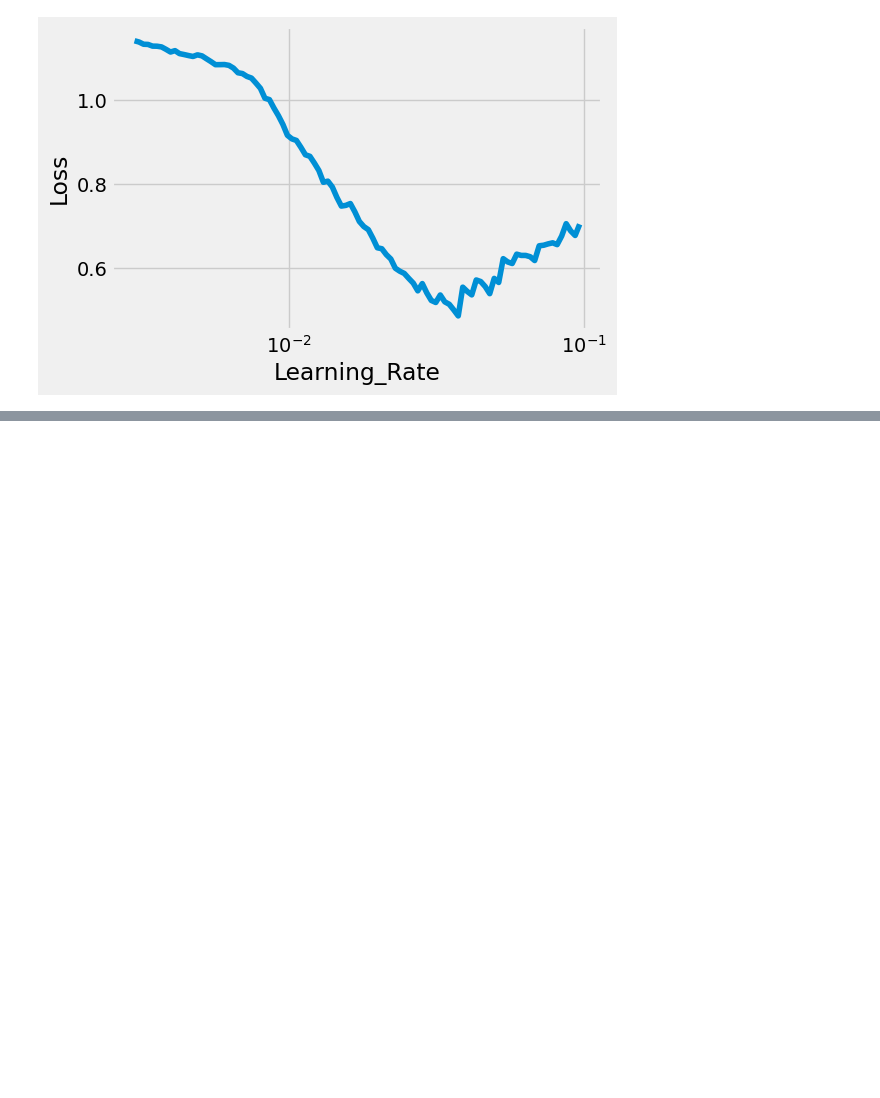
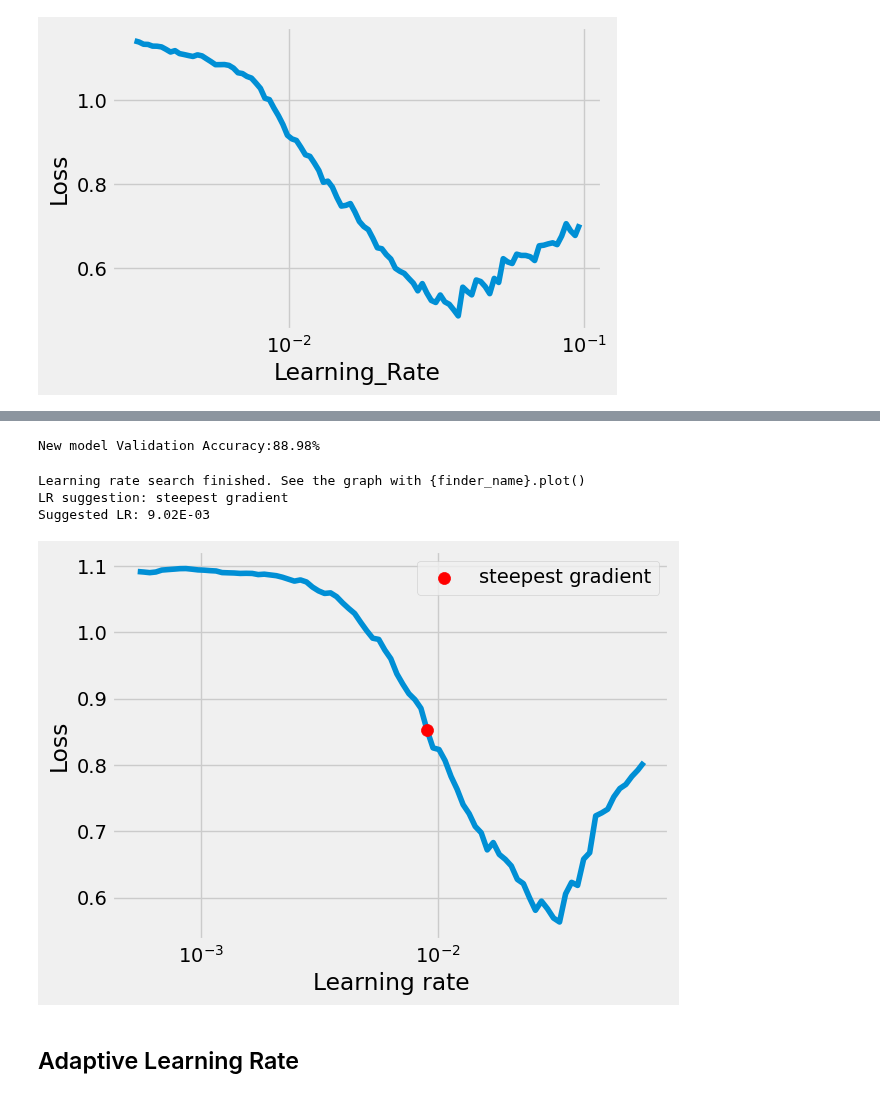
Before and after one commit to Anushkach/Deep-Learning, a Jupyter notebook: Deep Learning with Pytorch/Chapter 6.ipynb, the cells around one changed output, grey strips where cells are left out. Drawn from its saved outputs; the diff is of its cells as text; code cells hidden in the pictures; blank space fills up the shorter version.

Commit message:
Adam

```diff
--- a/Deep Learning with Pytorch/Chapter 6.ipynb
+++ b/Deep Learning with Pytorch/Chapter 6.ipynb
@@ -555,0 +551,4 @@ sbs_new.plot_losses()
+# %%
+print(f"New model Validation Accuracy:{(StepByStep.loader_apply(val_loader,sbs_new.correct).sum(axis=0)[0]/StepByStep.loader_apply(val_loader,sbs_new.correct).sum(axis=0)[1])*100:.2f}%")
+# %% [output]
+New model Validation Accuracy:88.98%
@@ -555,0 +559,18 @@ sbs_new.plot_losses()
+# %%
+torch.manual_seed(11)
+new_model=CNN2(n_filters=5,p=0.3)
+multi_log_fn=nn.CrossEntropyLoss(reduction='mean')
+new_optimizer=optim.Adam(new_model.parameters(),lr=3e-4)
+device= 'cuda' if torch.cuda.is_available() else 'cpu'
+
+lr_finder=LRFinder(new_model,new_optimizer,multi_loss_fn,device=device)
+lr_finder.range_test(train_loader,end_lr=0.1,num_iter=100)
+lr_finder.plot(log_lr=True)
+lr_finder.reset()
+# %% [output]
+Learning rate search finished. See the graph with {finder_name}.plot()
+LR suggestion: steepest gradient
+Suggested LR: 9.02E-03
+[figure, added]
+# %% [markdown]
+## Adaptive Learning Rate
```
Also changed, not shown: parts of 25 cells of this notebook.
